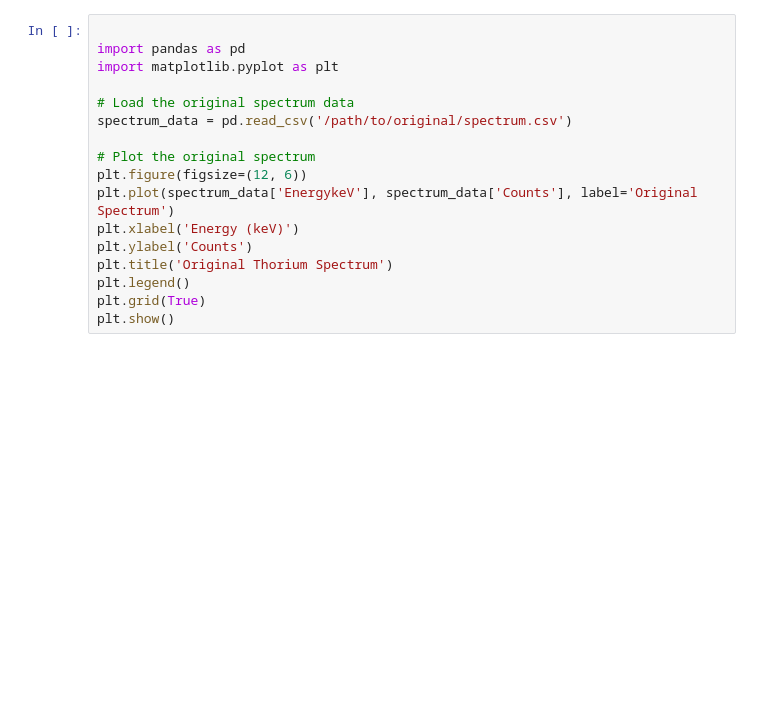
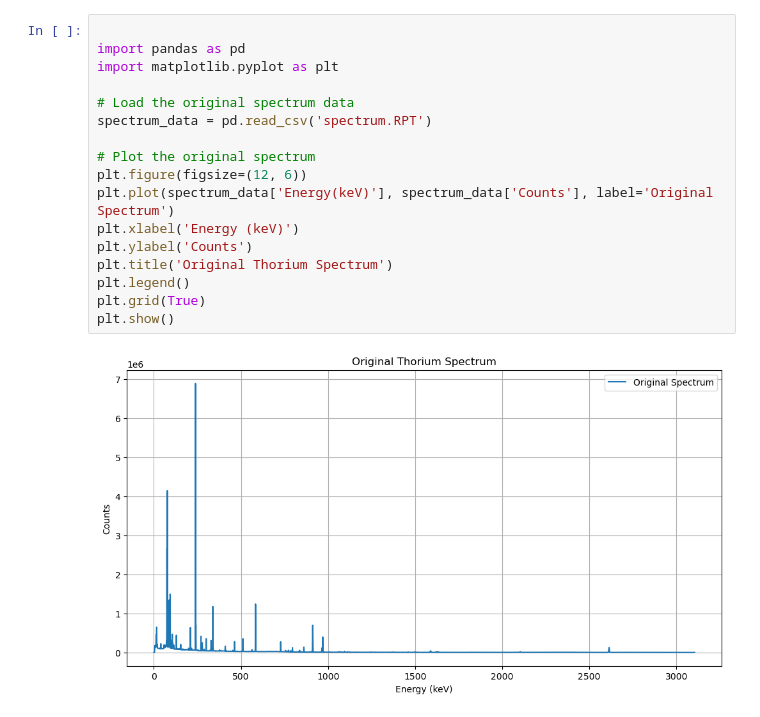
Before and after one commit to nyuad-astroparticle/tes-geant, a Jupyter notebook: ThSpectrum/spectrum_analysis.ipynb, the cells around one changed output. Drawn from its saved outputs; the diff is of its cells as text; blank space fills up the shorter version.

Commit message:
spectrum analysis

```diff
--- a/ThSpectrum/spectrum_analysis.ipynb
+++ b/ThSpectrum/spectrum_analysis.ipynb
@@ -1,20 +1,22 @@
 # %%
 
 import pandas as pd
 import matplotlib.pyplot as plt
 
 # Load the original spectrum data
-spectrum_data = pd.read_csv('/path/to/original/spectrum.csv')
+spectrum_data = pd.read_csv('spectrum.RPT')
 
 # Plot the original spectrum
 plt.figure(figsize=(12, 6))
-plt.plot(spectrum_data['EnergykeV'], spectrum_data['Counts'], label='Original Spectrum')
+plt.plot(spectrum_data['Energy(keV)'], spectrum_data['Counts'], label='Original Spectrum')
 plt.xlabel('Energy (keV)')
 plt.ylabel('Counts')
 plt.title('Original Thorium Spectrum')
 plt.legend()
 plt.grid(True)
 plt.show()
+# %% [output]
+[figure, added]
 # %%
 
 # Load the background spectrum data
```
Also changed, not shown: parts of 10 cells of this notebook, 12 other files.
